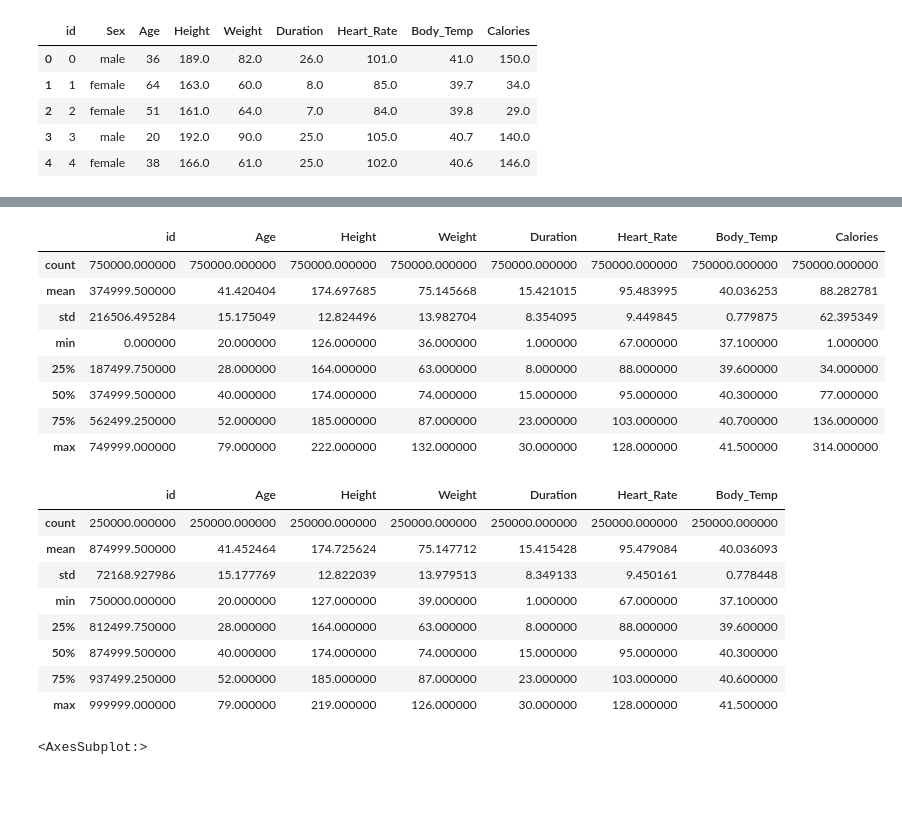
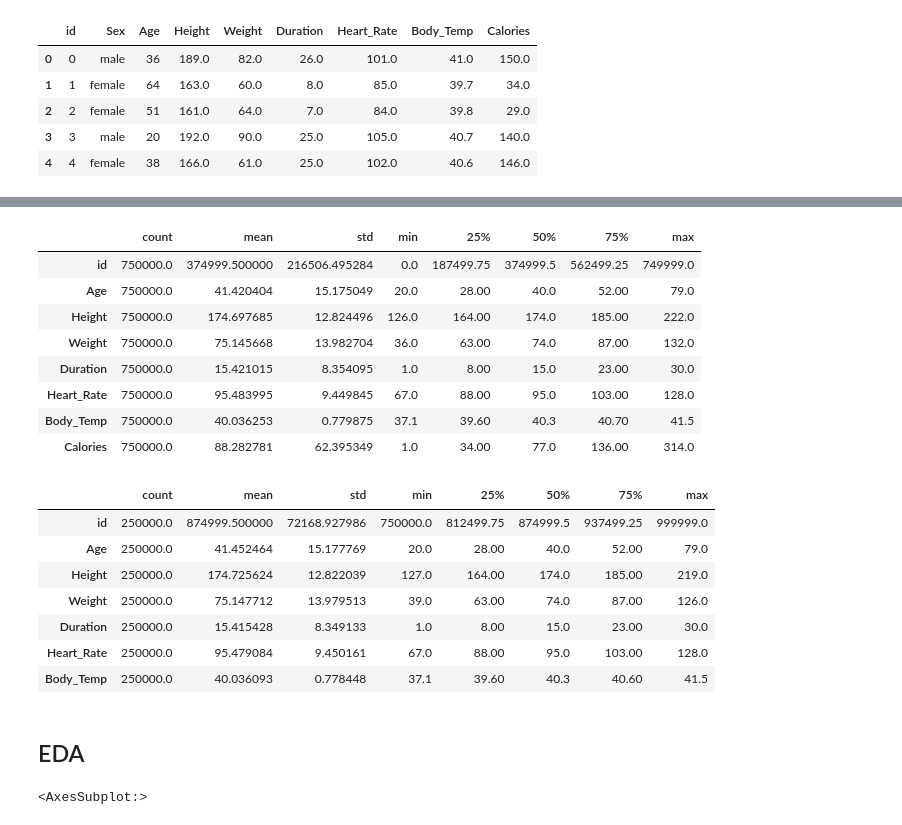
Before and after one commit to Wataru-Endo0314/Kaggle_Calorie_Expenditure, a Jupyter notebook: notebooks/week one.ipynb, the cells around one changed output, grey strips where cells are left out. Cells and saved outputs as stored; diff of their text form; code cells hidden in the pictures; blank space fills up the shorter version.

```diff
--- a/notebooks/week one.ipynb
+++ b/notebooks/week one.ipynb
@@ -18,27 +66,28 @@ train.head()
 # %%
-train.describe()
+train.describe().T
 # %% [output]
-|  | id | Age | Height | Weight | Duration | Heart_Rate | Body_Temp | Calories |
-| count | 750000.000000 | 750000.000000 | 750000.000000 | 750000.000000 | 750000.000000 | 750000.000000 | 750000.000000 | 750000.000000 |
-| mean | 374999.500000 | 41.420404 | 174.697685 | 75.145668 | 15.421015 | 95.483995 | 40.036253 | 88.282781 |
-| std | 216506.495284 | 15.175049 | 12.824496 | 13.982704 | 8.354095 | 9.449845 | 0.779875 | 62.395349 |
-| min | 0.000000 | 20.000000 | 126.000000 | 36.000000 | 1.000000 | 67.000000 | 37.100000 | 1.000000 |
-| 25% | 187499.750000 | 28.000000 | 164.000000 | 63.000000 | 8.000000 | 88.000000 | 39.600000 | 34.000000 |
-| 50% | 374999.500000 | 40.000000 | 174.000000 | 74.000000 | 15.000000 | 95.000000 | 40.300000 | 77.000000 |
-| 75% | 562499.250000 | 52.000000 | 185.000000 | 87.000000 | 23.000000 | 103.000000 | 40.700000 | 136.000000 |
-| max | 749999.000000 | 79.000000 | 222.000000 | 132.000000 | 30.000000 | 128.000000 | 41.500000 | 314.000000 |
+|  | count | mean | std | min | 25% | 50% | 75% | max |
+| id | 750000.0 | 374999.500000 | 216506.495284 | 0.0 | 187499.75 | 374999.5 | 562499.25 | 749999.0 |
+| Age | 750000.0 | 41.420404 | 15.175049 | 20.0 | 28.00 | 40.0 | 52.00 | 79.0 |
+| Height | 750000.0 | 174.697685 | 12.824496 | 126.0 | 164.00 | 174.0 | 185.00 | 222.0 |
+| Weight | 750000.0 | 75.145668 | 13.982704 | 36.0 | 63.00 | 74.0 | 87.00 | 132.0 |
+| Duration | 750000.0 | 15.421015 | 8.354095 | 1.0 | 8.00 | 15.0 | 23.00 | 30.0 |
+| Heart_Rate | 750000.0 | 95.483995 | 9.449845 | 67.0 | 88.00 | 95.0 | 103.00 | 128.0 |
+| Body_Temp | 750000.0 | 40.036253 | 0.779875 | 37.1 | 39.60 | 40.3 | 40.70 | 41.5 |
+| Calories | 750000.0 | 88.282781 | 62.395349 | 1.0 | 34.00 | 77.0 | 136.00 | 314.0 |
 # %%
-test.describe()
+test.describe().T
 # %% [output]
-|  | id | Age | Height | Weight | Duration | Heart_Rate | Body_Temp |
-| count | 250000.000000 | 250000.000000 | 250000.000000 | 250000.000000 | 250000.000000 | 250000.000000 | 250000.000000 |
-| mean | 874999.500000 | 41.452464 | 174.725624 | 75.147712 | 15.415428 | 95.479084 | 40.036093 |
-| std | 72168.927986 | 15.177769 | 12.822039 | 13.979513 | 8.349133 | 9.450161 | 0.778448 |
-| min | 750000.000000 | 20.000000 | 127.000000 | 39.000000 | 1.000000 | 67.000000 | 37.100000 |
-| 25% | 812499.750000 | 28.000000 | 164.000000 | 63.000000 | 8.000000 | 88.000000 | 39.600000 |
-| 50% | 874999.500000 | 40.000000 | 174.000000 | 74.000000 | 15.000000 | 95.000000 | 40.300000 |
-| 75% | 937499.250000 | 52.000000 | 185.000000 | 87.000000 | 23.000000 | 103.000000 | 40.600000 |
-| max | 999999.000000 | 79.000000 | 219.000000 | 126.000000 | 30.000000 | 128.000000 | 41.500000 |
+|  | count | mean | std | min | 25% | 50% | 75% | max |
+| id | 250000.0 | 874999.500000 | 72168.927986 | 750000.0 | 812499.75 | 874999.5 | 937499.25 | 999999.0 |
+| Age | 250000.0 | 41.452464 | 15.177769 | 20.0 | 28.00 | 40.0 | 52.00 | 79.0 |
+| Height | 250000.0 | 174.725624 | 12.822039 | 127.0 | 164.00 | 174.0 | 185.00 | 219.0 |
+| Weight | 250000.0 | 75.147712 | 13.979513 | 39.0 | 63.00 | 74.0 | 87.00 | 126.0 |
+| Duration | 250000.0 | 15.415428 | 8.349133 | 1.0 | 8.00 | 15.0 | 23.00 | 30.0 |
+| Heart_Rate | 250000.0 | 95.479084 | 9.450161 | 67.0 | 88.00 | 95.0 | 103.00 | 128.0 |
+| Body_Temp | 250000.0 | 40.036093 | 0.778448 | 37.1 | 39.60 | 40.3 | 40.60 | 41.5 |
+# %% [markdown]
+## EDA
 # %%
 sns.boxplot(data = train.drop(columns = 'id'))
 # %% [output]
```
Also changed, not shown: parts of 11 cells of this notebook.
